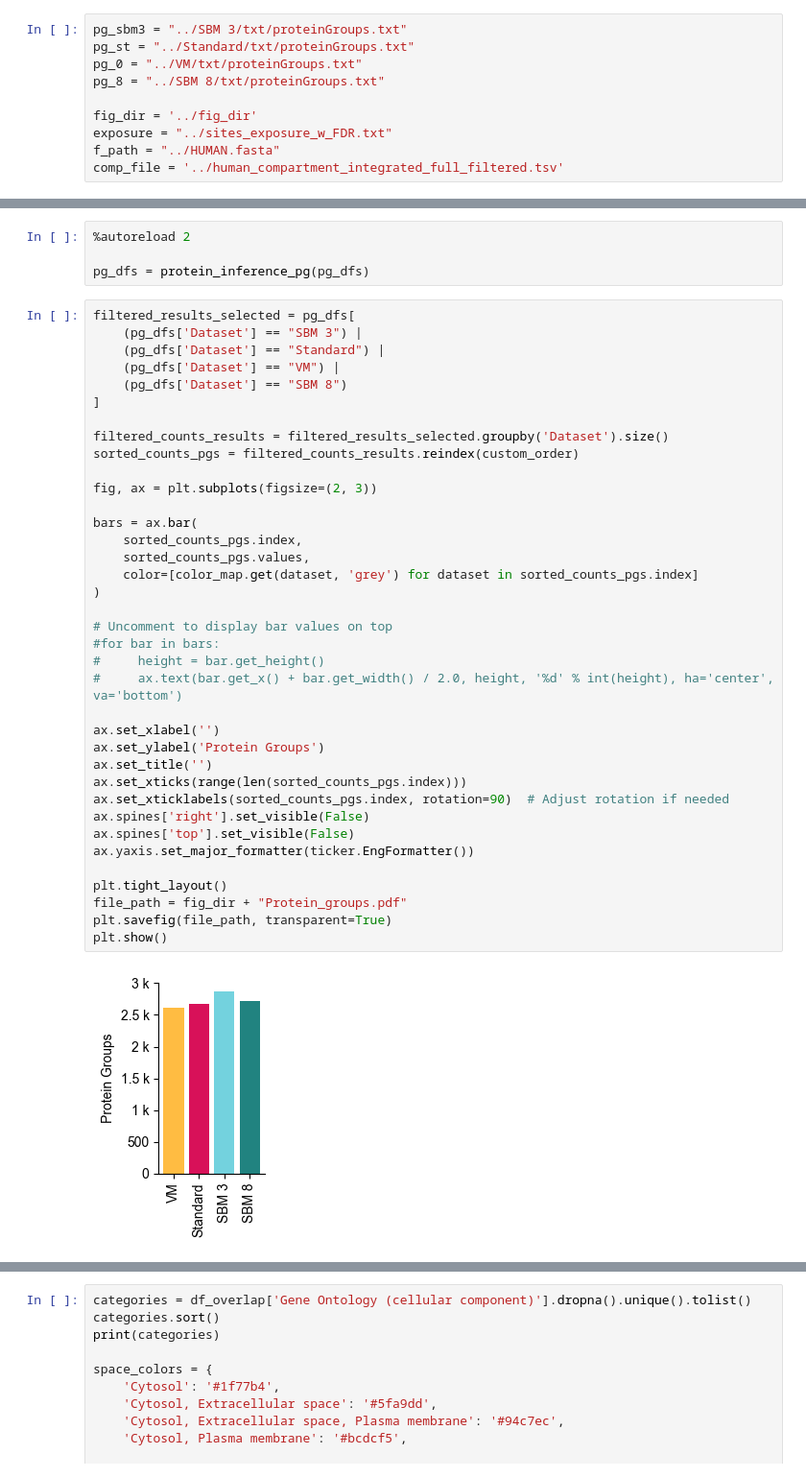
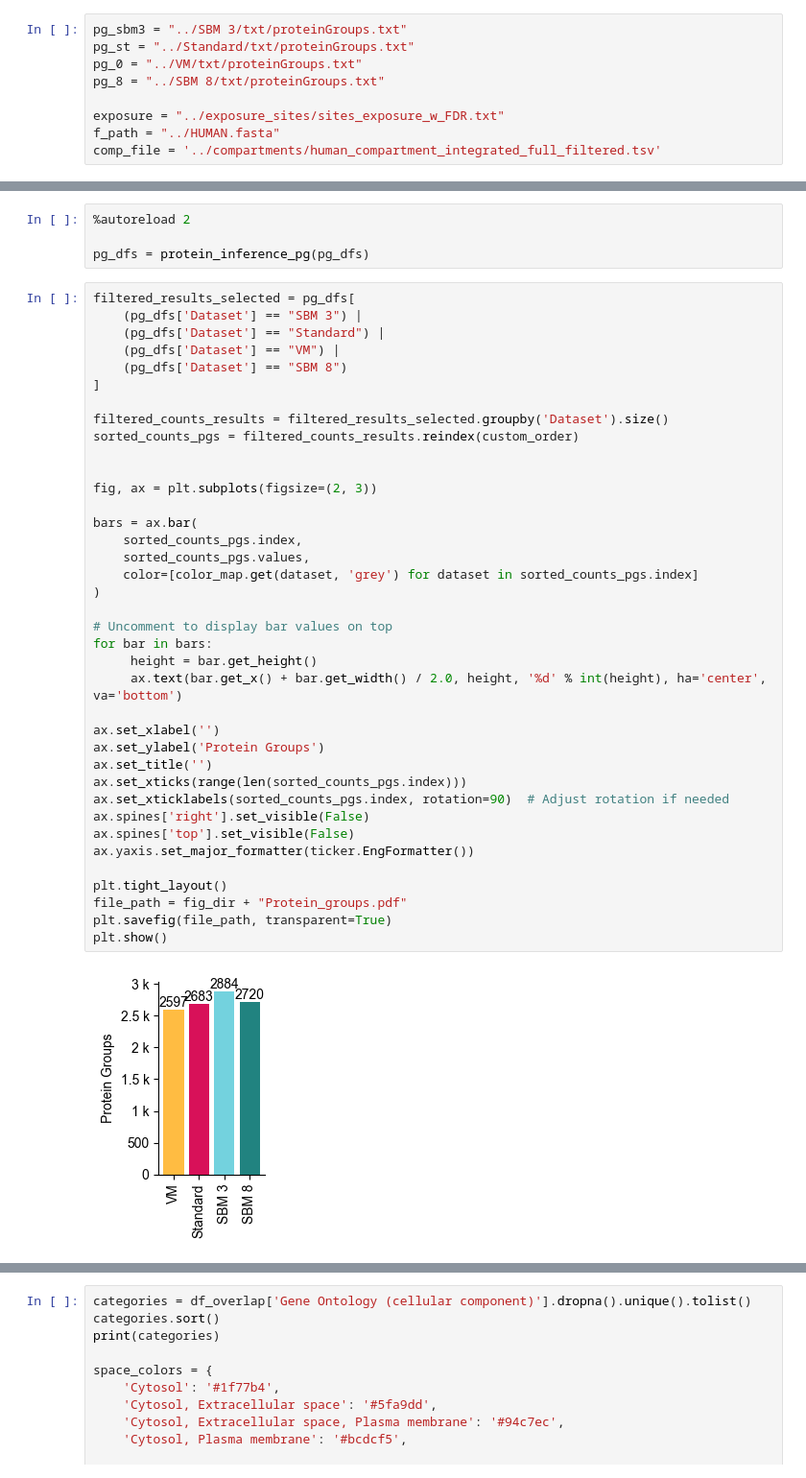
Before and after one commit to carolinelennartsson/SUMOylation, a Jupyter notebook: protein_groups_sumo.ipynb, the cells around one changed output, grey strips where cells are left out. Shown at 96% size. Cells and saved outputs as stored; diff of their text form.

```diff
--- a/protein_groups_sumo.ipynb
+++ b/protein_groups_sumo.ipynb
@@ -70,10 +66,9 @@ pg_st = "../Standard/txt/proteinGroups.txt"
 pg_0 = "../VM/txt/proteinGroups.txt"
 pg_8 = "../SBM 8/txt/proteinGroups.txt"
 
-fig_dir = '../fig_dir'
-exposure = "../sites_exposure_w_FDR.txt"
+exposure = "../exposure_sites/sites_exposure_w_FDR.txt"
 f_path = "../HUMAN.fasta"
-comp_file = '../human_compartment_integrated_full_filtered.tsv'
+comp_file = '../compartments/human_compartment_integrated_full_filtered.tsv'
 # %%
 def process_dataframe(file_path, site_column, dataset_name):
     df = pd.read_csv(file_path, delimiter="\t")
@@ -106,37 +116,38 @@ filtered_results_selected = pg_dfs[
     (pg_dfs['Dataset'] == "SBM 8")
 ]
 
 filtered_counts_results = filtered_results_selected.groupby('Dataset').size()
 sorted_counts_pgs = filtered_counts_results.reindex(custom_order)
 
+
 fig, ax = plt.subplots(figsize=(2, 3))
 
 bars = ax.bar(
     sorted_counts_pgs.index,
     sorted_counts_pgs.values,
     color=[color_map.get(dataset, 'grey') for dataset in sorted_counts_pgs.index]
 )
 
 # Uncomment to display bar values on top
-#for bar in bars:
-#     height = bar.get_height()
-#     ax.text(bar.get_x() + bar.get_width() / 2.0, height, '%d' % int(height), ha='center', va='bottom')
+for bar in bars:
+     height = bar.get_height()
+     ax.text(bar.get_x() + bar.get_width() / 2.0, height, '%d' % int(height), ha='center', va='bottom')
 
 ax.set_xlabel('')
 ax.set_ylabel('Protein Groups')
 ax.set_title('')
 ax.set_xticks(range(len(sorted_counts_pgs.index)))
 ax.set_xticklabels(sorted_counts_pgs.index, rotation=90)  # Adjust rotation if needed
 ax.spines['right'].set_visible(False)
 ax.spines['top'].set_visible(False)
 ax.yaxis.set_major_formatter(ticker.EngFormatter())
 
 plt.tight_layout()
 file_path = fig_dir + "Protein_groups.pdf"
 plt.savefig(file_path, transparent=True)
 plt.show()
 # %% [output]
-[figure, old version]
+[figure, new version]
 # %%
 df_sbm_3 = pg_dfs[pg_dfs['Dataset'] == "SBM 3"]
 df_st = pg_dfs[pg_dfs['Dataset'] == "Standard"]
```
Also changed, not shown: parts of 9 cells of this notebook, 3 other files.
